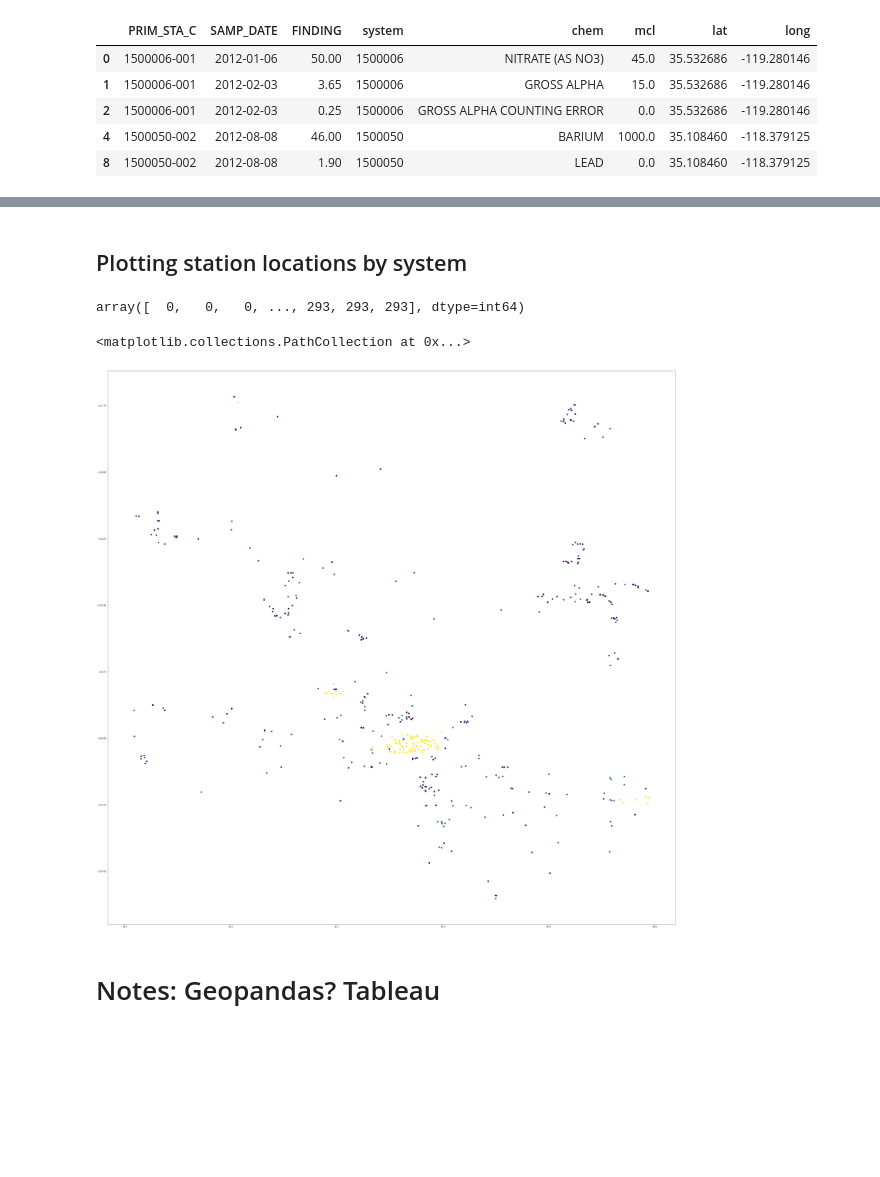
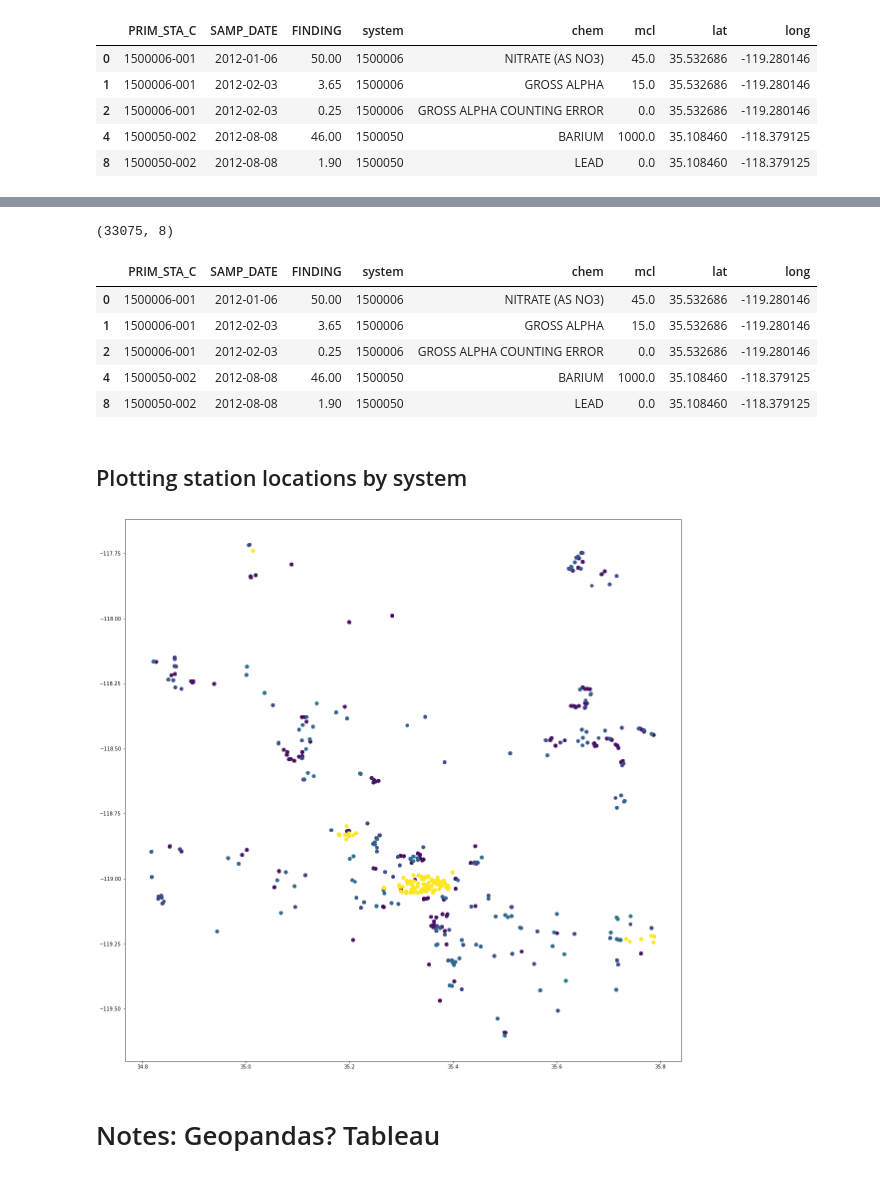
Before and after one commit to waterdatacollaborative/NicoleLook_Drinking-Water-Contaminant-Classification, a Jupyter notebook: Capstone.ipynb, the cells around one changed output, grey strips where cells are left out. Cells and saved outputs as stored; diff of their text form; code cells hidden in the pictures; blank space fills up the shorter version.

```diff
--- a/Capstone.ipynb
+++ b/Capstone.ipynb
@@ -522,0 +491,3 @@ len(kern_chem) - 462
+# %%
+# Drop results without location
+kern_chem.dropna(subset=['lat', 'long'], inplace=True)
@@ -523,2 +506,13 @@ len(kern_chem) - 462
+# %%
+print(kern_chem.shape)
+kern_chem.head()
+# %% [output]
+(33075, 8)
+|  | PRIM_STA_C | SAMP_DATE | FINDING | system | chem | mcl | lat | long |
+| 0 | 1500006-001 | 2012-01-06 | 50.00 | 1500006 | NITRATE (AS NO3) | 45.0 | 35.532686 | -119.280146 |
+| 1 | 1500006-001 | 2012-02-03 | 3.65 | 1500006 | GROSS ALPHA | 15.0 | 35.532686 | -119.280146 |
+| 2 | 1500006-001 | 2012-02-03 | 0.25 | 1500006 | GROSS ALPHA COUNTING ERROR | 0.0 | 35.532686 | -119.280146 |
+| 4 | 1500050-002 | 2012-08-08 | 46.00 | 1500050 | BARIUM | 1000.0 | 35.108460 | -118.379125 |
+| 8 | 1500050-002 | 2012-08-08 | 1.90 | 1500050 | LEAD | 0.0 | 35.108460 | -118.379125 |
 # %% [markdown]
 ## Plotting station locations by system
@@ -531,15 +521,8 @@ from sklearn.preprocessing import LabelEncoder
-# %%
-le = LabelEncoder().fit(kern_chem['system'])
-labels = le.transform(kern_chem['system'])
-labels
-# %% [output]
-array([  0,   0,   0, ..., 293, 293, 293], dtype=int64)
 # %%
-fig = plt.figure(figsize=(50,50))
+fig = plt.figure(figsize=(20,20))
 plt.scatter(kern_chem['lat'], kern_chem['long'], c=kern_chem['system']);
 # %% [output]
-<matplotlib.collections.PathCollection at 0x...>
-[figure, old version]
+[figure, new version]
 # %% [markdown]
 # Notes: Geopandas? Tableau
 # %% [markdown]
```
Also changed, not shown: parts of 57 cells of this notebook.
